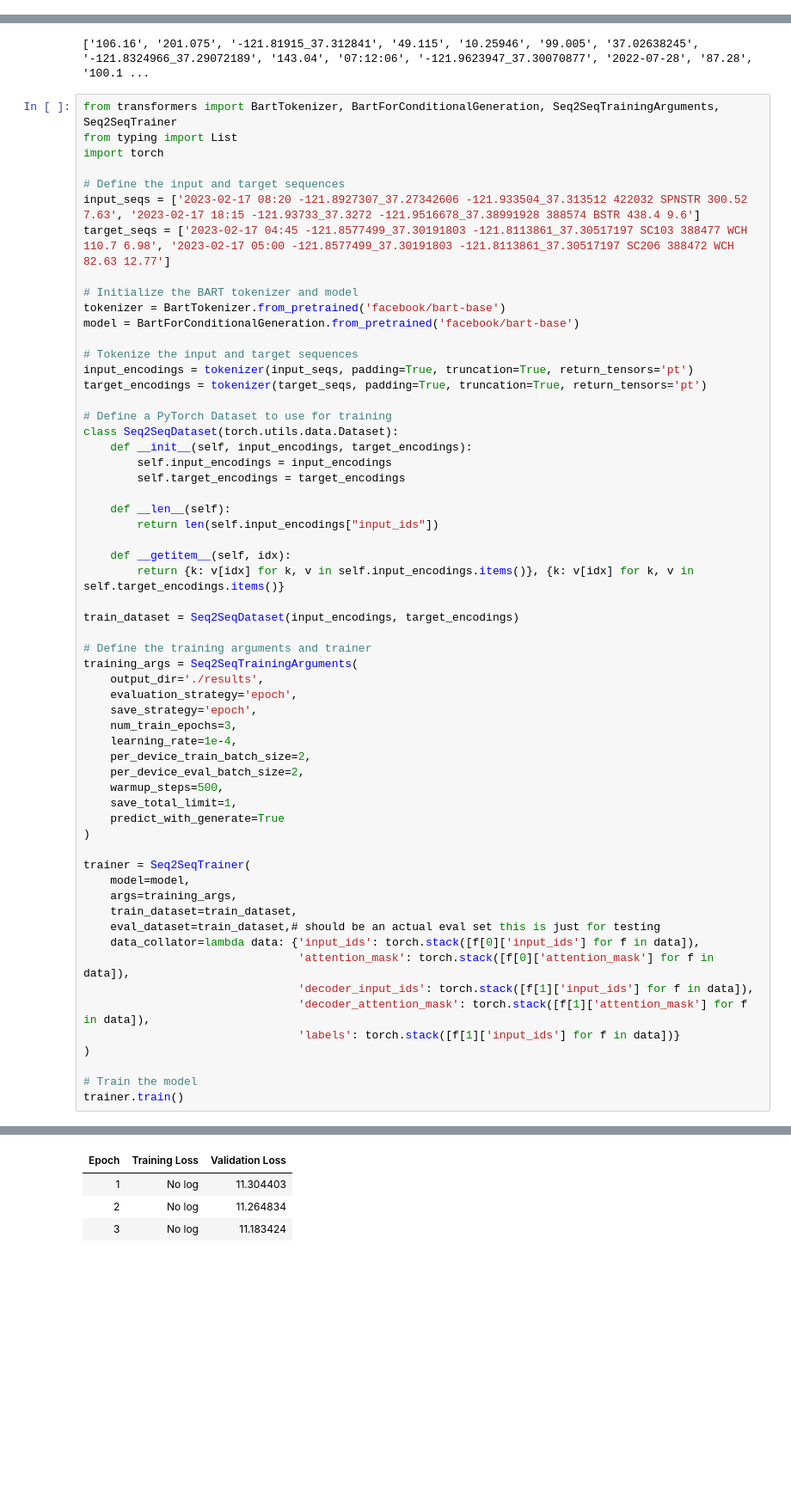
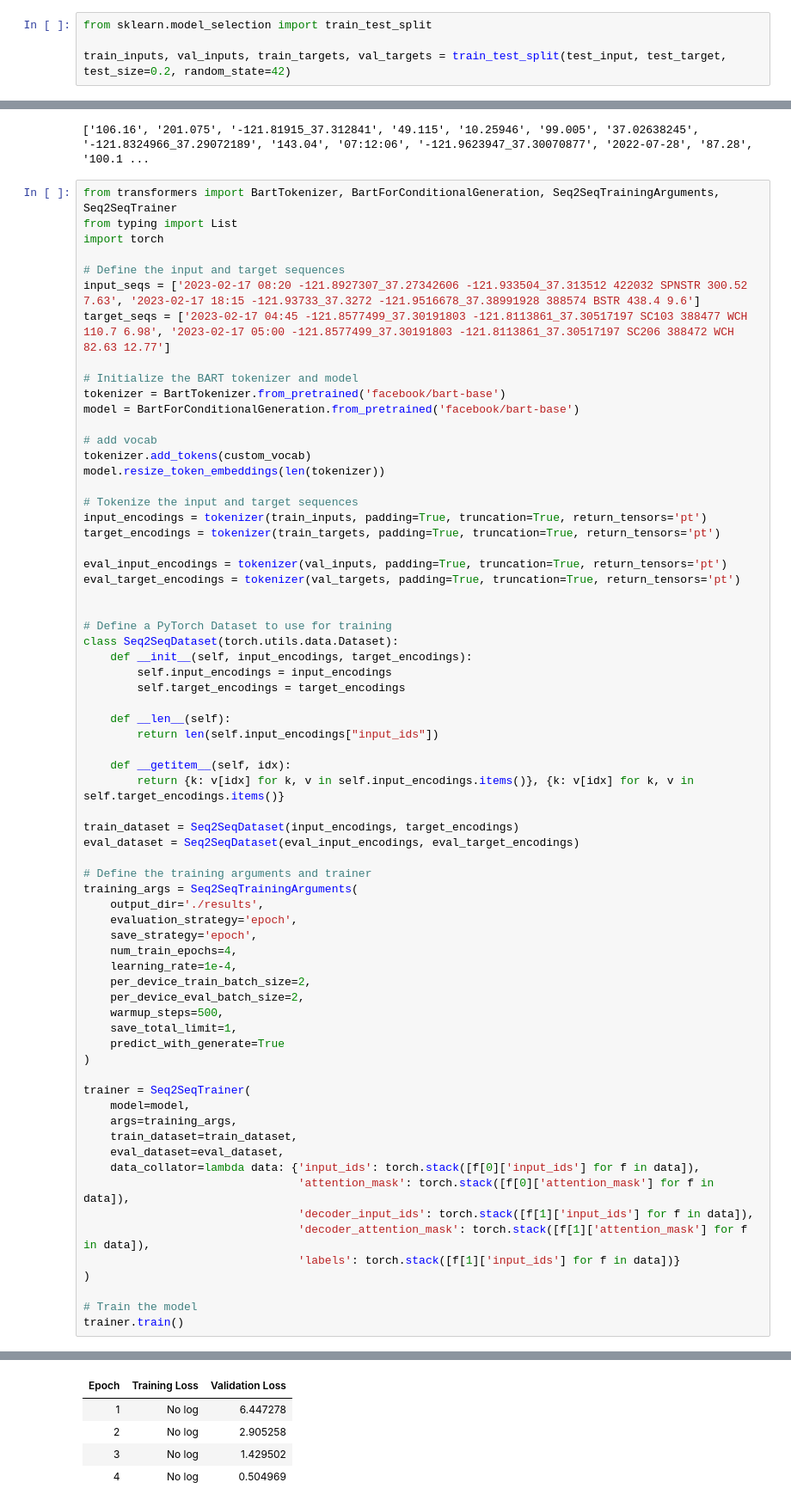
Before and after one commit to GarettGazay/ai_projects, a Jupyter notebook: Back_to_BART.ipynb, the cells around one changed output, grey strips where cells are left out. Shown: that part at 86% size. Drawn from its saved outputs; the diff is of its cells as text; blank space fills up the shorter version.

```diff
--- a/Back_to_BART.ipynb
+++ b/Back_to_BART.ipynb
@@ -97,6 +97,10 @@ test_target
 len(test_input), len(test_target)
 # %% [output]
 (100, 100)
+# %%
+from sklearn.model_selection import train_test_split
+
+train_inputs, val_inputs, train_targets, val_targets = train_test_split(test_input, test_target, test_size=0.2, random_state=42)
 # %%
 with open('custom_vocab.txt','r') as file:
   custom_vocab = file.read().splitlines()
@@ -116,9 +120,17 @@ target_seqs = ['2023-02-17 04:45 -121.8577499_37.30191803 -121.8113861_37.305171
 tokenizer = BartTokenizer.from_pretrained('facebook/bart-base')
 model = BartForConditionalGeneration.from_pretrained('facebook/bart-base')
 
+# add vocab
+tokenizer.add_tokens(custom_vocab)
+model.resize_token_embeddings(len(tokenizer))
+
 # Tokenize the input and target sequences
-input_encodings = tokenizer(input_seqs, padding=True, truncation=True, return_tensors='pt')
-target_encodings = tokenizer(target_seqs, padding=True, truncation=True, return_tensors='pt')
+input_encodings = tokenizer(train_inputs, padding=True, truncation=True, return_tensors='pt')
+target_encodings = tokenizer(train_targets, padding=True, truncation=True, return_tensors='pt')
+
+eval_input_encodings = tokenizer(val_inputs, padding=True, truncation=True, return_tensors='pt')
+eval_target_encodings = tokenizer(val_targets, padding=True, truncation=True, return_tensors='pt')
+
 
 # Define a PyTorch Dataset to use for training
 class Seq2SeqDataset(torch.utils.data.Dataset):
@@ -133,13 +145,14 @@ class Seq2SeqDataset(torch.utils.data.Dataset):
         return {k: v[idx] for k, v in self.input_encodings.items()}, {k: v[idx] for k, v in self.target_encodings.items()}
 
 train_dataset = Seq2SeqDataset(input_encodings, target_encodings)
+eval_dataset = Seq2SeqDataset(eval_input_encodings, eval_target_encodings)
 
 # Define the training arguments and trainer
 training_args = Seq2SeqTrainingArguments(
     output_dir='./results',
     evaluation_strategy='epoch',
     save_strategy='epoch',
-    num_train_epochs=3,
+    num_train_epochs=4,
     learning_rate=1e-4,
     per_device_train_batch_size=2,
     per_device_eval_batch_size=2,
@@ -152,7 +165,7 @@ trainer = Seq2SeqTrainer(
     model=model,
     args=training_args,
     train_dataset=train_dataset,
-    eval_dataset=train_dataset,# should be an actual eval set this is just for testing
+    eval_dataset=eval_dataset,
     data_collator=lambda data: {'input_ids': torch.stack([f[0]['input_ids'] for f in data]),
                                 'attention_mask': torch.stack([f[0]['attention_mask'] for f in data]),
                                 'decoder_input_ids': torch.stack([f[1]['input_ids'] for f in data]),
@@ -167,4 +180,5 @@ trainer.train()
 | Epoch | Training Loss | Validation Loss |
-| 1 | No log | 11.304403 |
-| 2 | No log | 11.264834 |
-| 3 | No log | 11.183424 |
+| 1 | No log | 6.447278 |
+| 2 | No log | 2.905258 |
+| 3 | No log | 1.429502 |
+| 4 | No log | 0.504969 |
```
Also changed, not shown: parts of 3 cells of this notebook.
